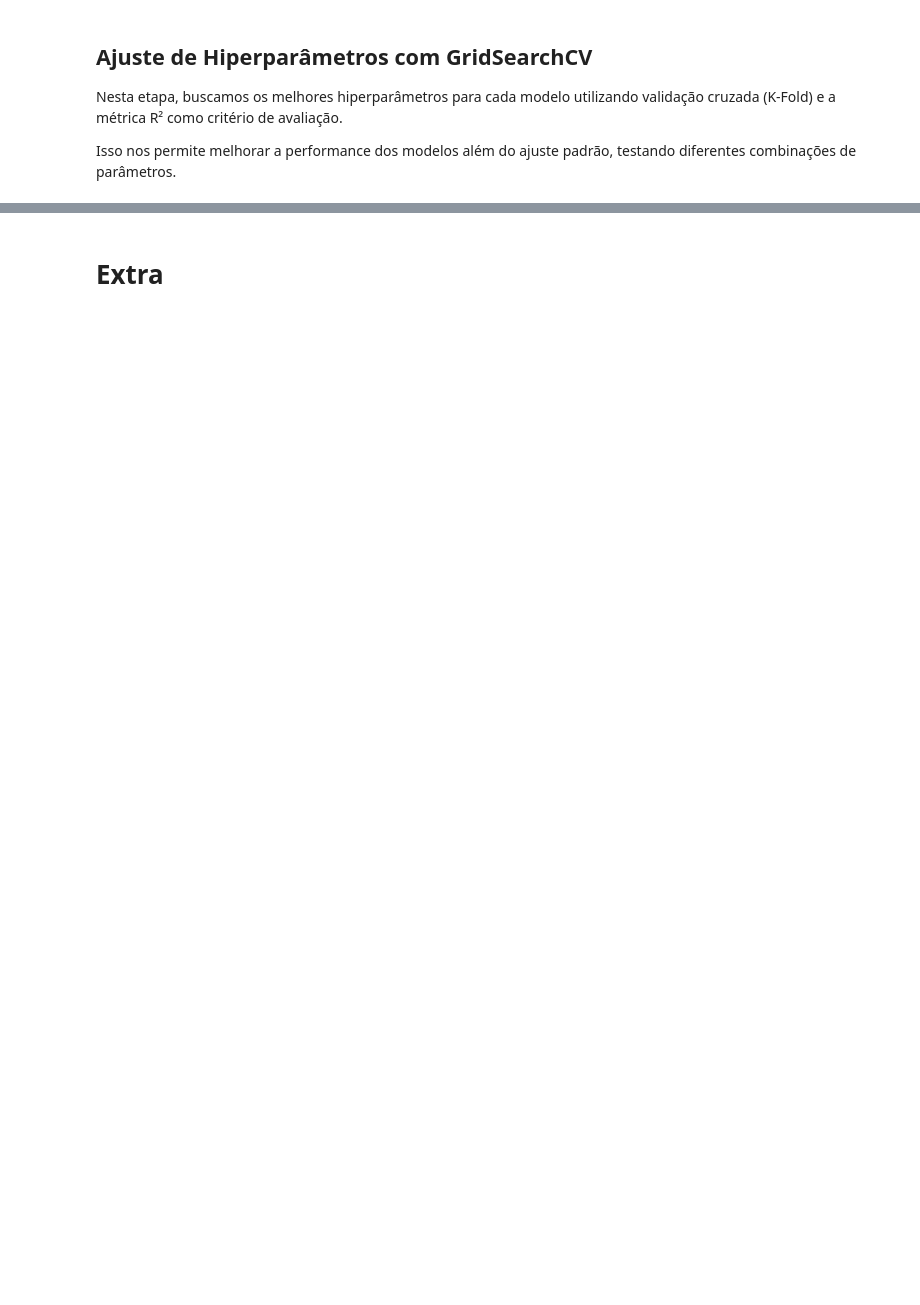
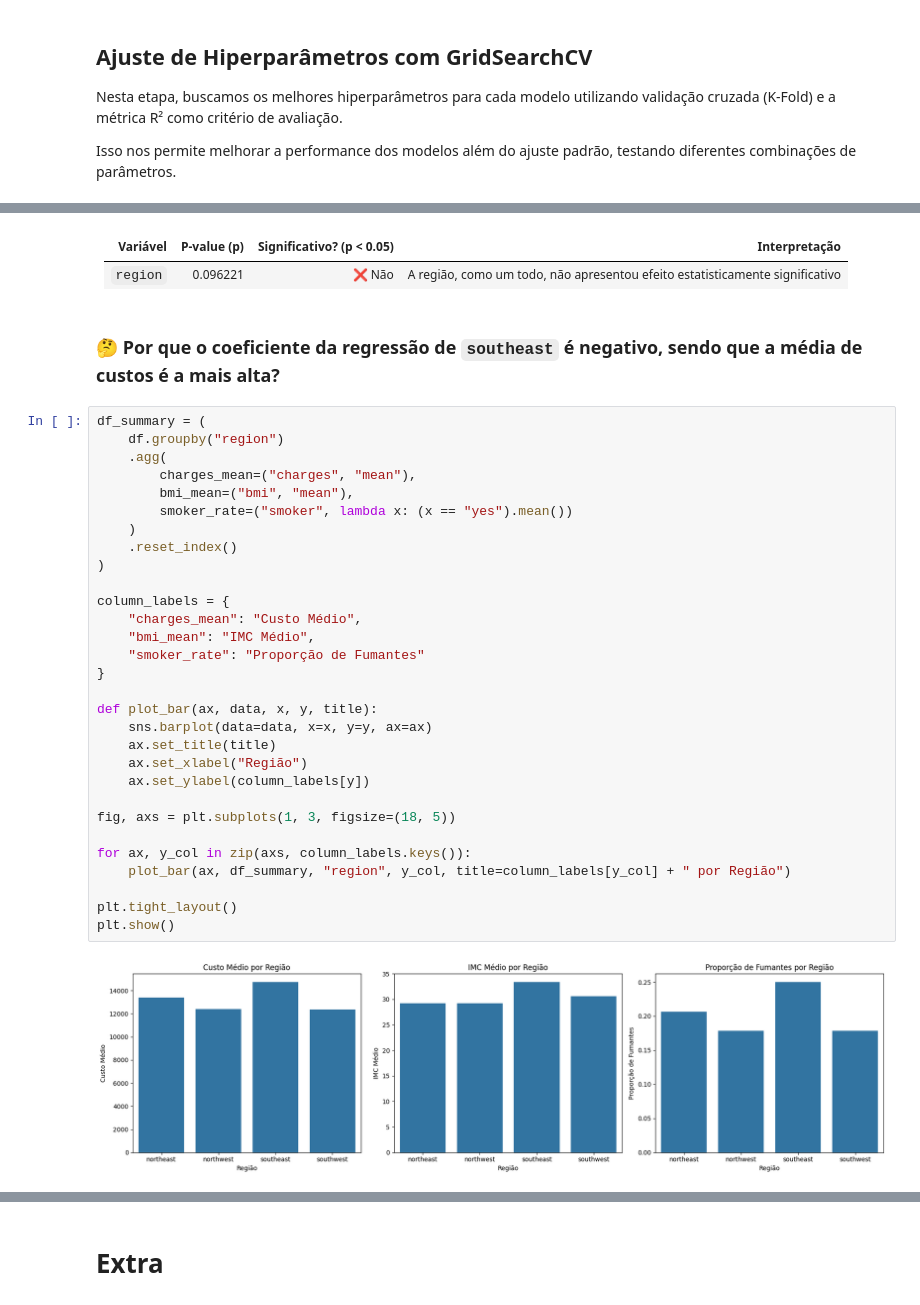
Before and after one commit to umtaldejr/IADT-Fase-1, a Jupyter notebook: IADT_Fase_1.ipynb, the cells around one changed output, grey strips where cells are left out. Drawn from its saved outputs; the diff is of its cells as text; blank space fills up the shorter version.

```diff
--- a/IADT_Fase_1.ipynb
+++ b/IADT_Fase_1.ipynb
@@ -797,0 +818,38 @@ strong multicollinearity problems or that the design matrix is singular.
+# %% [markdown]
+| Variável | P-value (p) | Significativo? (p < 0.05) | Interpretação                                                                |
+| -------- | ----------- | ------------------------- | ---------------------------------------------------------------------------- |
+| `region` | 0.096221    | ❌ Não                    | A região, como um todo, não apresentou efeito estatisticamente significativo |
+# %% [markdown]
+### 🤔 Por que o coeficiente da regressão de `southeast` é negativo, sendo que a média de custos é a mais alta?
+# %%
+df_summary = (
+    df.groupby("region")
+    .agg(
+        charges_mean=("charges", "mean"),
+        bmi_mean=("bmi", "mean"),
+        smoker_rate=("smoker", lambda x: (x == "yes").mean())
+    )
+    .reset_index()
+)
+
+column_labels = {
+    "charges_mean": "Custo Médio",
+    "bmi_mean": "IMC Médio",
+    "smoker_rate": "Proporção de Fumantes"
+}
+
+def plot_bar(ax, data, x, y, title):
+    sns.barplot(data=data, x=x, y=y, ax=ax)
+    ax.set_title(title)
+    ax.set_xlabel("Região")
+    ax.set_ylabel(column_labels[y])
+
+fig, axs = plt.subplots(1, 3, figsize=(18, 5))
+
+for ax, y_col in zip(axs, column_labels.keys()):
+    plot_bar(ax, df_summary, "region", y_col, title=column_labels[y_col] + " por Região")
+
+plt.tight_layout()
+plt.show()
+# %% [output]
+[figure, added]
```
Also changed, not shown: parts of 27 cells of this notebook, 1 other file.
